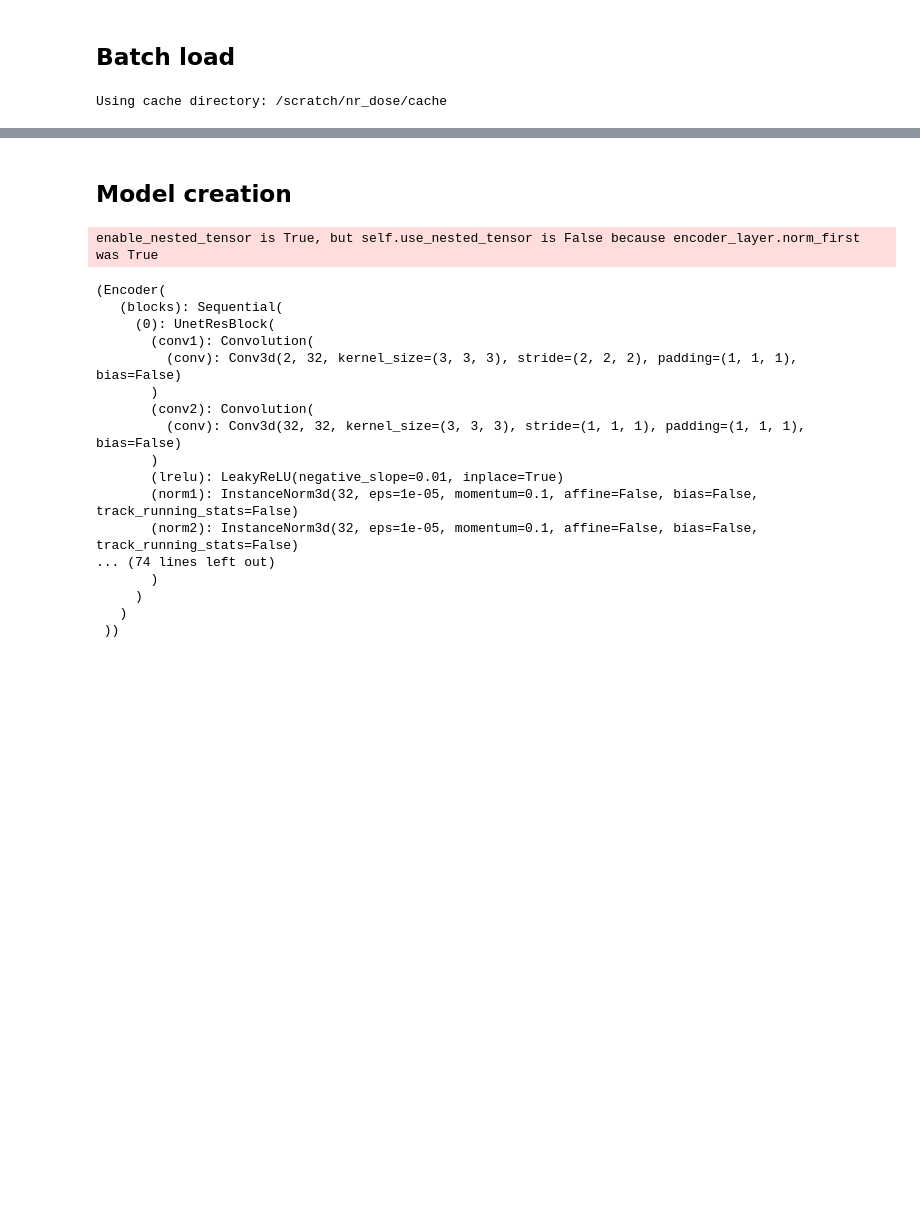
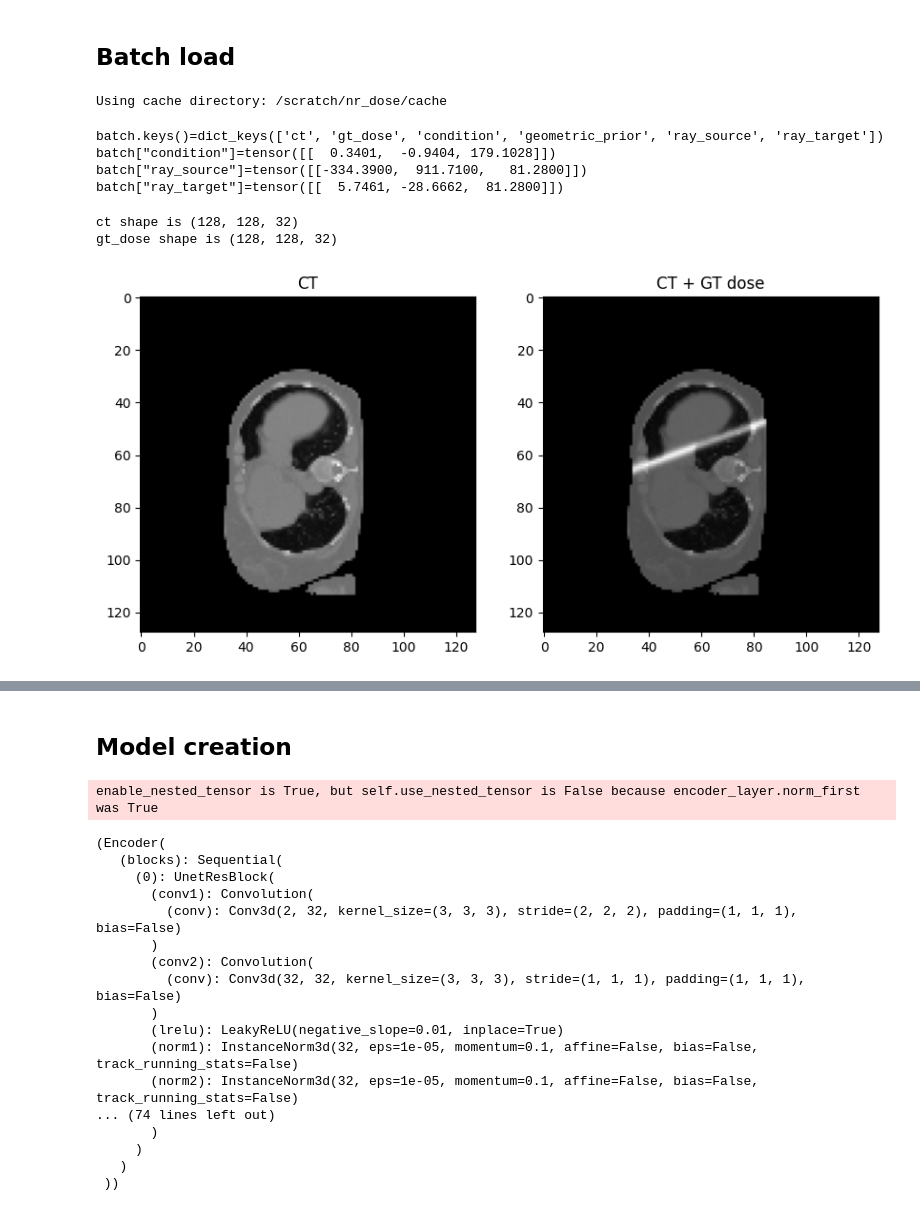
Before and after one commit to Dudgit/nr_dose, a Jupyter notebook: notebooks/aron.ipynb, the cells around one changed output, grey strips where cells are left out. Cells and saved outputs as stored; diff of their text form; code cells hidden in the pictures; blank space fills up the shorter version.

```diff
--- a/notebooks/aron.ipynb
+++ b/notebooks/aron.ipynb
@@ -33,3 +33,34 @@ train_loader, val_loader = get_loaders(cfg=cfg,hw = "komondor")
 Using cache directory: /scratch/nr_dose/cache
 # %%
 batch = next(iter(train_loader))
+# %%
+print(f'{batch.keys()=}')
+print(f'{batch["condition"]=}')
+print(f'{batch["ray_source"]=}')
+print(f'{batch["ray_target"]=}')
+# %% [output]
+batch.keys()=dict_keys(['ct', 'gt_dose', 'condition', 'geometric_prior', 'ray_source', 'ray_target'])
+batch["condition"]=tensor([[  0.3401,  -0.9404, 179.1028]])
+batch["ray_source"]=tensor([[-334.3900,  911.7100,   81.2800]])
+batch["ray_target"]=tensor([[  5.7461, -28.6662,  81.2800]])
+# %%
+import matplotlib.pyplot as plt
+
+fig, ax = plt.subplots(1, 2, figsize=(10, 5))
+img = batch['ct'][0][0].numpy()
+print(f'ct shape is {img.shape}')
+ax[0].imshow(img[:,:,16], cmap='gray')
+ax[0].set_title('CT')
+
+imgD = batch['gt_dose'][0][0].numpy()
+print(f'gt_dose shape is {imgD.shape}')
+img = img + imgD
+ax[1].imshow(img[:,:,16], cmap='gray')
+ax[1].set_title('CT + GT dose')
+plt.show()
+
+plt.show()
+# %% [output]
+ct shape is (128, 128, 32)
+gt_dose shape is (128, 128, 32)
+[figure, added]
```
Also changed, not shown: parts of 10 cells of this notebook, 10 other files.
